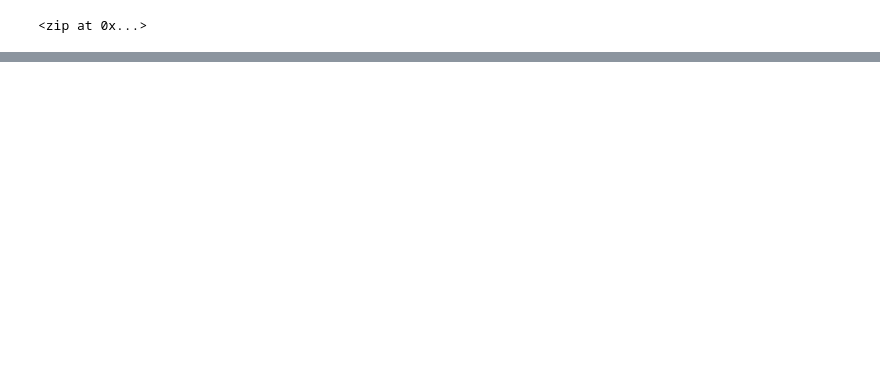
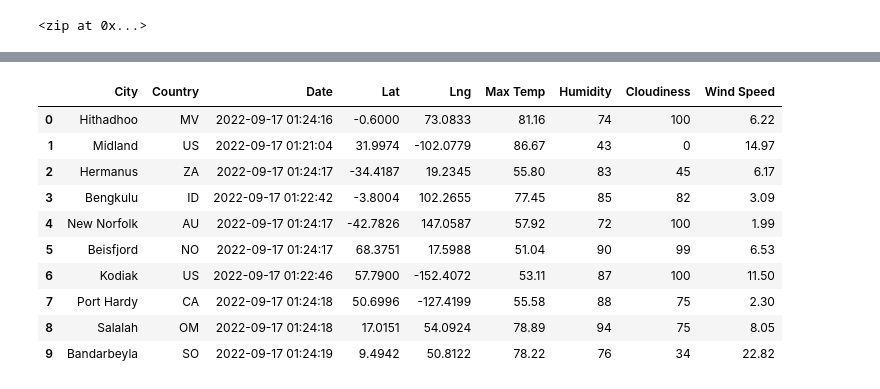
Before and after one commit to Sugeepixie/World_Weather_Analysis, a Jupyter notebook: weather.py.ipynb, the cells around one changed output, grey strips where cells are left out. Cells and saved outputs as stored; diff of their text form; code cells hidden in the pictures; blank space fills up the shorter version.

```diff
--- a/weather.py.ipynb
+++ b/weather.py.ipynb
@@ -58,0 +171,17 @@ len(cities)
+# %%
+# rearange colmuns
+new_column_order = ["City", "Country", "Date", "Lat", "Lng", "Max Temp","Humidity", "Cloudiness", "Wind Speed"]
+city_data_df= city_data_df[new_column_order]
+city_data_df.head(10)
+# %% [output]
+|  | City | Country | Date | Lat | Lng | Max Temp | Humidity | Cloudiness | Wind Speed |
+| 0 | Hithadhoo | MV | 2022-09-17 01:24:16 | -0.6000 | 73.0833 | 81.16 | 74 | 100 | 6.22 |
+| 1 | Midland | US | 2022-09-17 01:21:04 | 31.9974 | -102.0779 | 86.67 | 43 | 0 | 14.97 |
+| 2 | Hermanus | ZA | 2022-09-17 01:24:17 | -34.4187 | 19.2345 | 55.80 | 83 | 45 | 6.17 |
+| 3 | Bengkulu | ID | 2022-09-17 01:22:42 | -3.8004 | 102.2655 | 77.45 | 85 | 82 | 3.09 |
+| 4 | New Norfolk | AU | 2022-09-17 01:24:17 | -42.7826 | 147.0587 | 57.92 | 72 | 100 | 1.99 |
+| 5 | Beisfjord | NO | 2022-09-17 01:24:17 | 68.3751 | 17.5988 | 51.04 | 90 | 99 | 6.53 |
+| 6 | Kodiak | US | 2022-09-17 01:22:46 | 57.7900 | -152.4072 | 53.11 | 87 | 100 | 11.50 |
+| 7 | Port Hardy | CA | 2022-09-17 01:24:18 | 50.6996 | -127.4199 | 55.58 | 88 | 75 | 2.30 |
+| 8 | Salalah | OM | 2022-09-17 01:24:18 | 17.0151 | 54.0924 | 78.89 | 94 | 75 | 8.05 |
+| 9 | Bandarbeyla | SO | 2022-09-17 01:24:19 | 9.4942 | 50.8122 | 78.22 | 76 | 34 | 22.82 |
```
Also changed, not shown: parts of 9 cells of this notebook, 2 other files.
